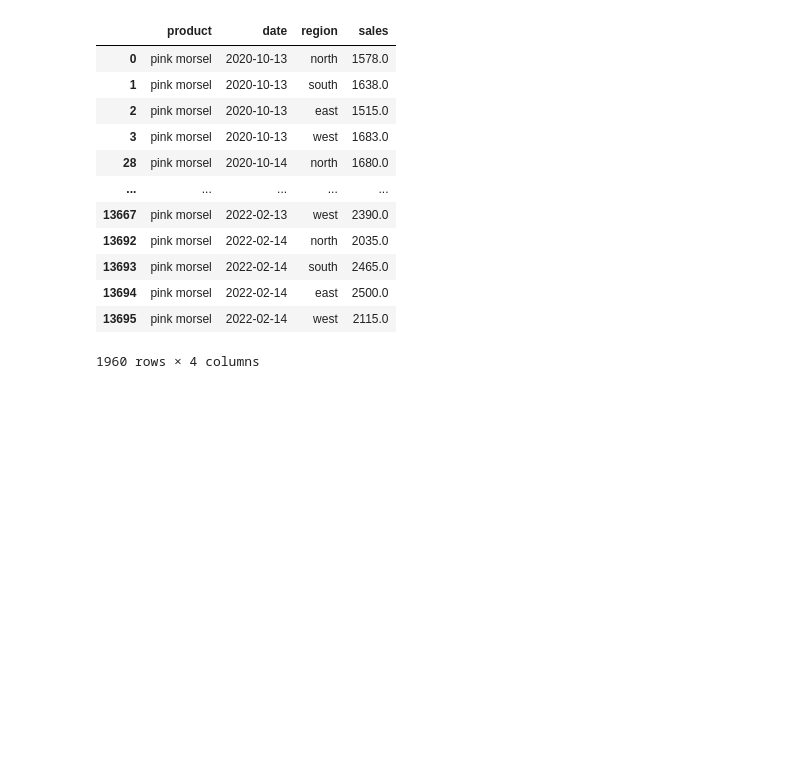
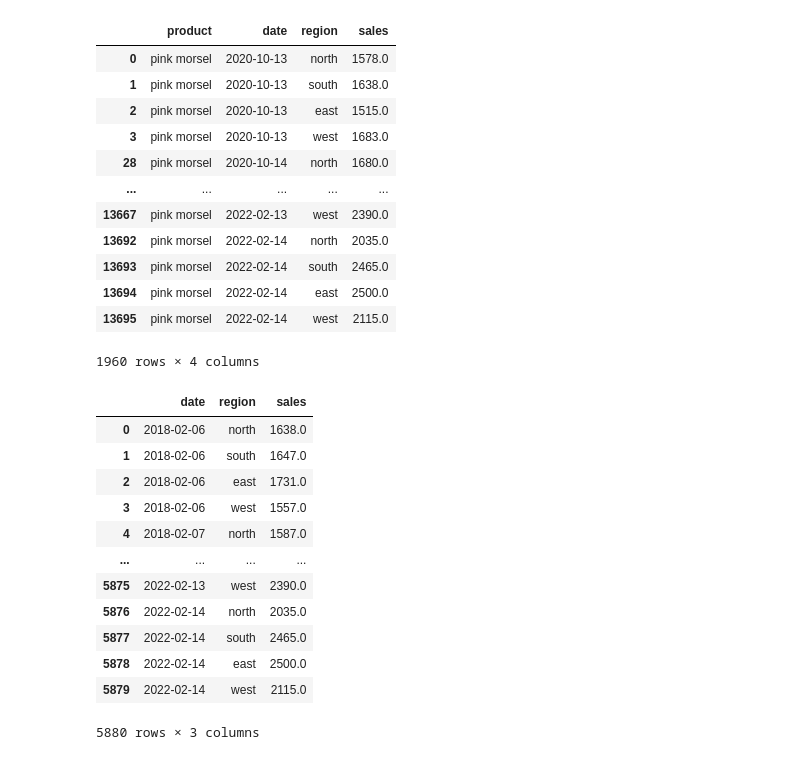
Before and after one commit to AshfaaqMohammed/MY_quantium-starter-repo, a Jupyter notebook: Data preprocessing.ipynb, the cells around one changed output. Drawn from its saved outputs; the diff is of its cells as text; code cells hidden in the pictures; blank space fills up the shorter version.

```diff
--- a/Data preprocessing.ipynb
+++ b/Data preprocessing.ipynb
@@ -323,0 +350,18 @@ df3.to_csv('output3.csv',)
+# %%
+output = pd.concat([df1,df2,df3], ignore_index=True)
+output = output.drop('product',axis=1)
+output
+# %% [output]
+|  | date | region | sales |
+| 0 | 2018-02-06 | north | 1638.0 |
+| 1 | 2018-02-06 | south | 1647.0 |
+| 2 | 2018-02-06 | east | 1731.0 |
+| 3 | 2018-02-06 | west | 1557.0 |
+| 4 | 2018-02-07 | north | 1587.0 |
+| ... | ... | ... | ... |
+| 5875 | 2022-02-13 | west | 2390.0 |
+| 5876 | 2022-02-14 | north | 2035.0 |
+| 5877 | 2022-02-14 | south | 2465.0 |
+| 5878 | 2022-02-14 | east | 2500.0 |
+| 5879 | 2022-02-14 | west | 2115.0 |
+5880 rows × 3 columns
```
Also changed, not shown: parts of 4 cells of this notebook, 1 other file.
